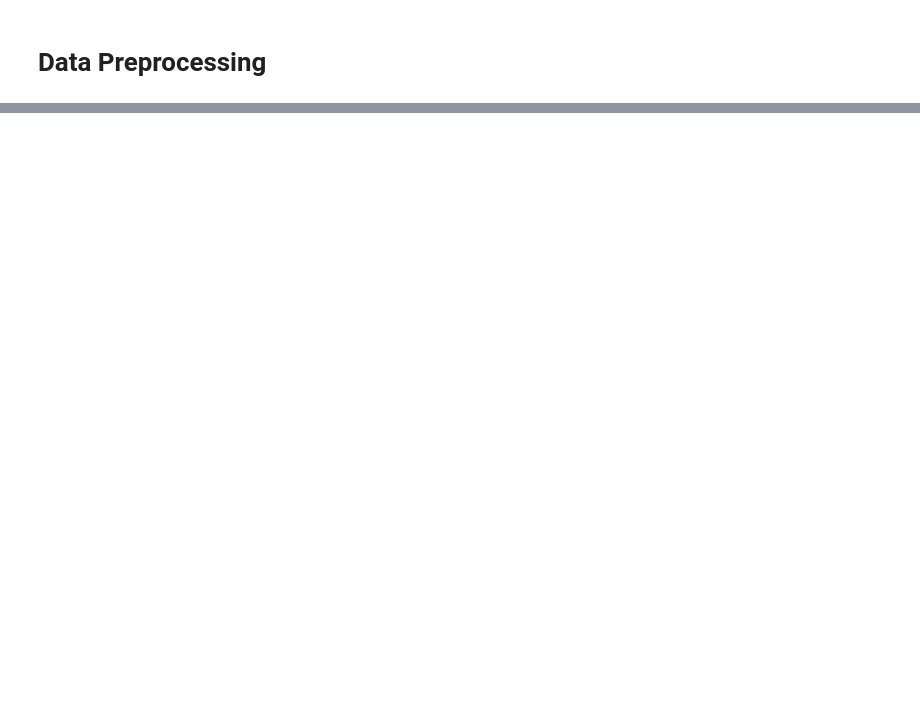
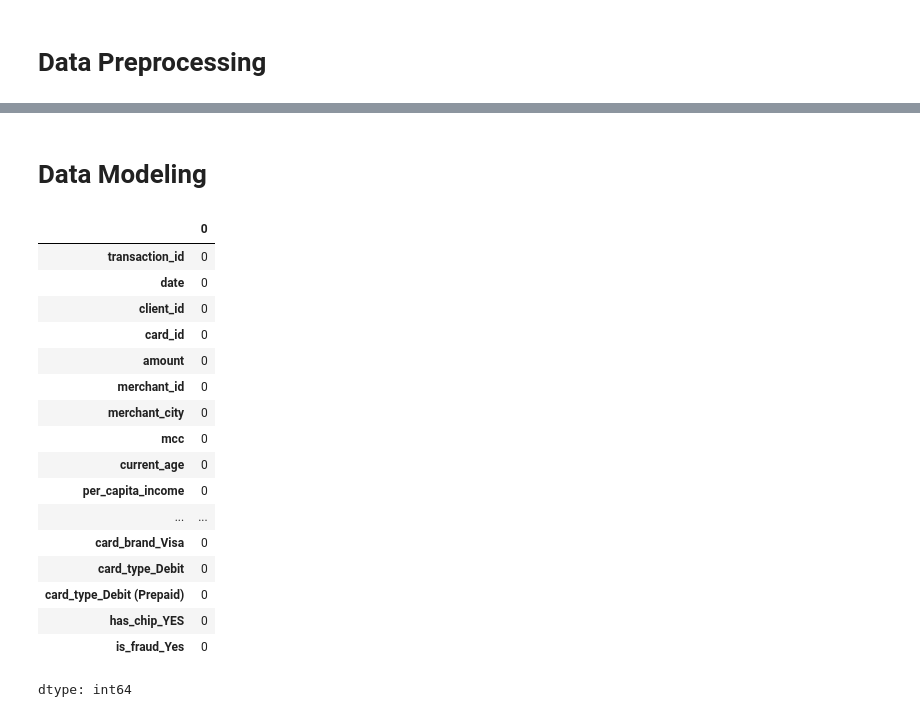
Before and after one commit to Chris-Miracle/fraud-detection, a Jupyter notebook: fraud_detection.ipynb, the cells around one changed output, grey strips where cells are left out. Cells and saved outputs as stored; diff of their text form; code cells hidden in the pictures; blank space fills up the shorter version.

```diff
--- a/fraud_detection.ipynb
+++ b/fraud_detection.ipynb
@@ -115,0 +133,23 @@ dtype: int64
+# %% [markdown]
+# Data Modeling
+# %%
+df_transactions_encoded.isnull().sum()
+# %% [output]
+|  | 0 |
+| transaction_id | 0 |
+| date | 0 |
+| client_id | 0 |
+| card_id | 0 |
+| amount | 0 |
+| merchant_id | 0 |
+| merchant_city | 0 |
+| mcc | 0 |
+| current_age | 0 |
+| per_capita_income | 0 |
+| ... | ... |
+| card_brand_Visa | 0 |
+| card_type_Debit | 0 |
+| card_type_Debit (Prepaid) | 0 |
+| has_chip_YES | 0 |
+| is_fraud_Yes | 0 |
+dtype: int64
```
Also changed, not shown: parts of 9 cells of this notebook.
